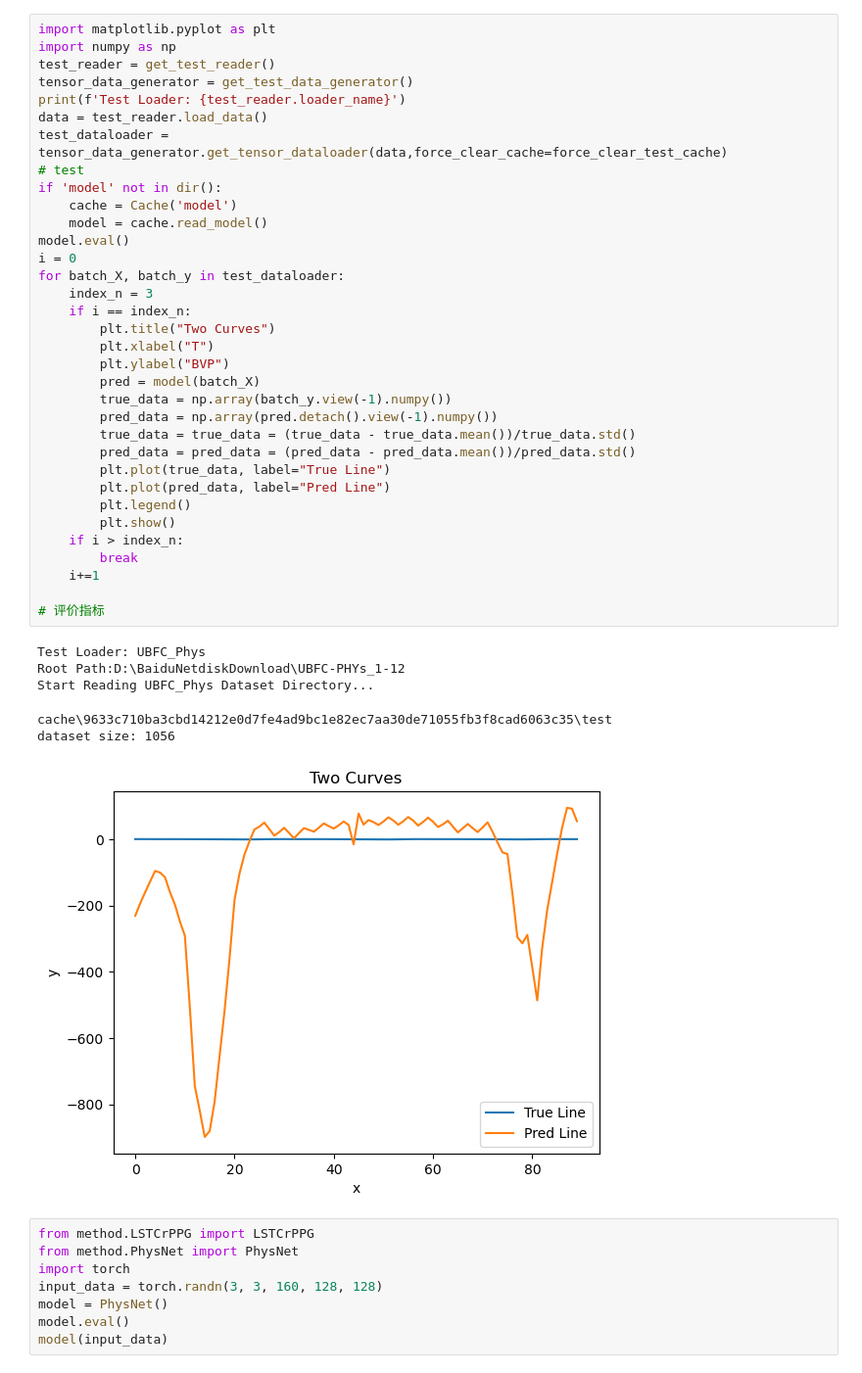
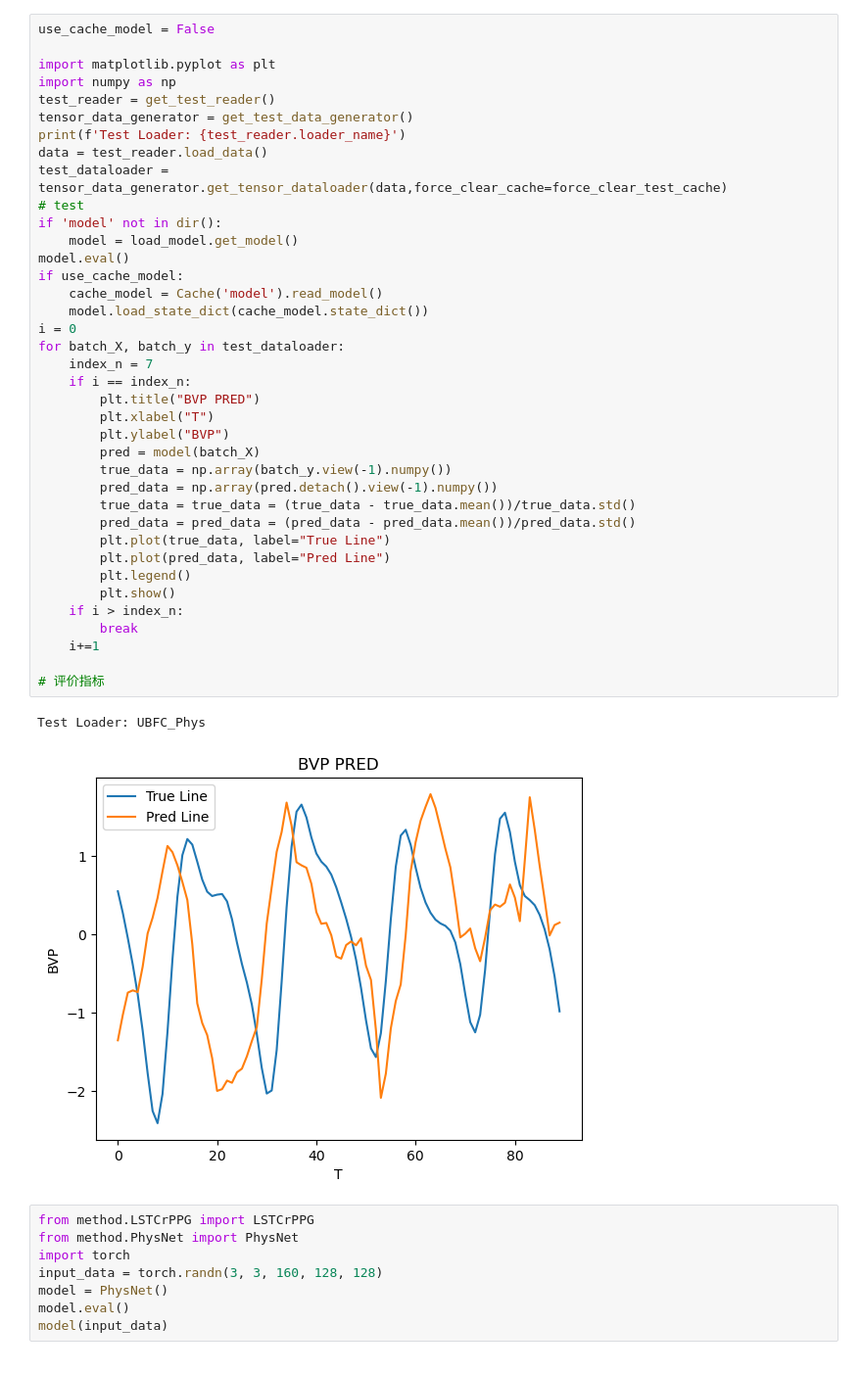
Before and after one commit to gnaloaixey/rppg_video_compression, a Jupyter notebook: main.ipynb, the cells around one changed output. Shown at 98% size. Saved outputs shown, nothing was run; the diff lists cells and outputs as text.

```diff
--- a/main.ipynb
+++ b/main.ipynb
@@ -87,44 +76,44 @@ train total time:  9h:49m:21s
 # %%
+use_cache_model = False
+
 import matplotlib.pyplot as plt
 import numpy as np
 test_reader = get_test_reader()
 tensor_data_generator = get_test_data_generator()
 print(f'Test Loader: {test_reader.loader_name}')
 data = test_reader.load_data()
 test_dataloader = tensor_data_generator.get_tensor_dataloader(data,force_clear_cache=force_clear_test_cache)
 # test
 if 'model' not in dir():
-    cache = Cache('model')
-    model = cache.read_model()
+    model = load_model.get_model()
 model.eval()
+if use_cache_model:
+    cache_model = Cache('model').read_model()
+    model.load_state_dict(cache_model.state_dict())
 i = 0
 for batch_X, batch_y in test_dataloader:
-    index_n = 3
+    index_n = 7
     if i == index_n:
-        plt.title("Two Curves")
+        plt.title("BVP PRED")
         plt.xlabel("T")
         plt.ylabel("BVP")
         pred = model(batch_X)
         true_data = np.array(batch_y.view(-1).numpy())
         pred_data = np.array(pred.detach().view(-1).numpy())
         true_data = true_data = (true_data - true_data.mean())/true_data.std()
         pred_data = pred_data = (pred_data - pred_data.mean())/pred_data.std()
         plt.plot(true_data, label="True Line")
         plt.plot(pred_data, label="Pred Line")
         plt.legend()
         plt.show()
     if i > index_n:
         break
     i+=1
 
 # 评价指标
 # %% [output]
 Test Loader: UBFC_Phys
-Root Path:D:\BaiduNetdiskDownload\UBFC-PHYs_1-12
-Start Reading UBFC_Phys Dataset Directory...
-cache\9633c710ba3cbd14212e0d7fe4ad9bc1e82ec7aa30de71055fb3f8cad6063c35\test
-dataset size: 1056
-[figure, old version]
+[figure, new version]
 # %%
 from method.LSTCrPPG import LSTCrPPG
 from method.PhysNet import PhysNet
```
Also changed, not shown: parts of 4 cells of this notebook, 16 other files.
